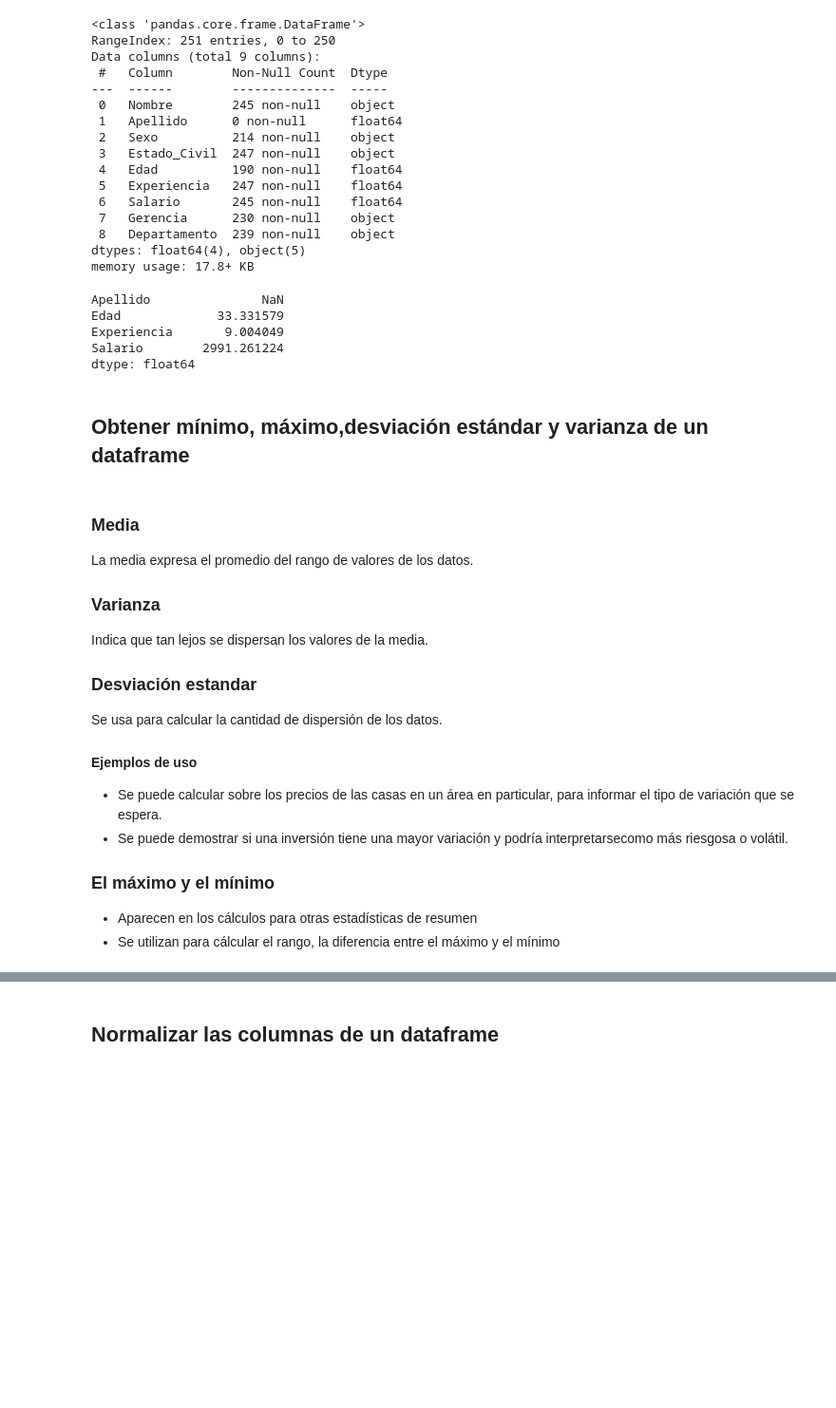
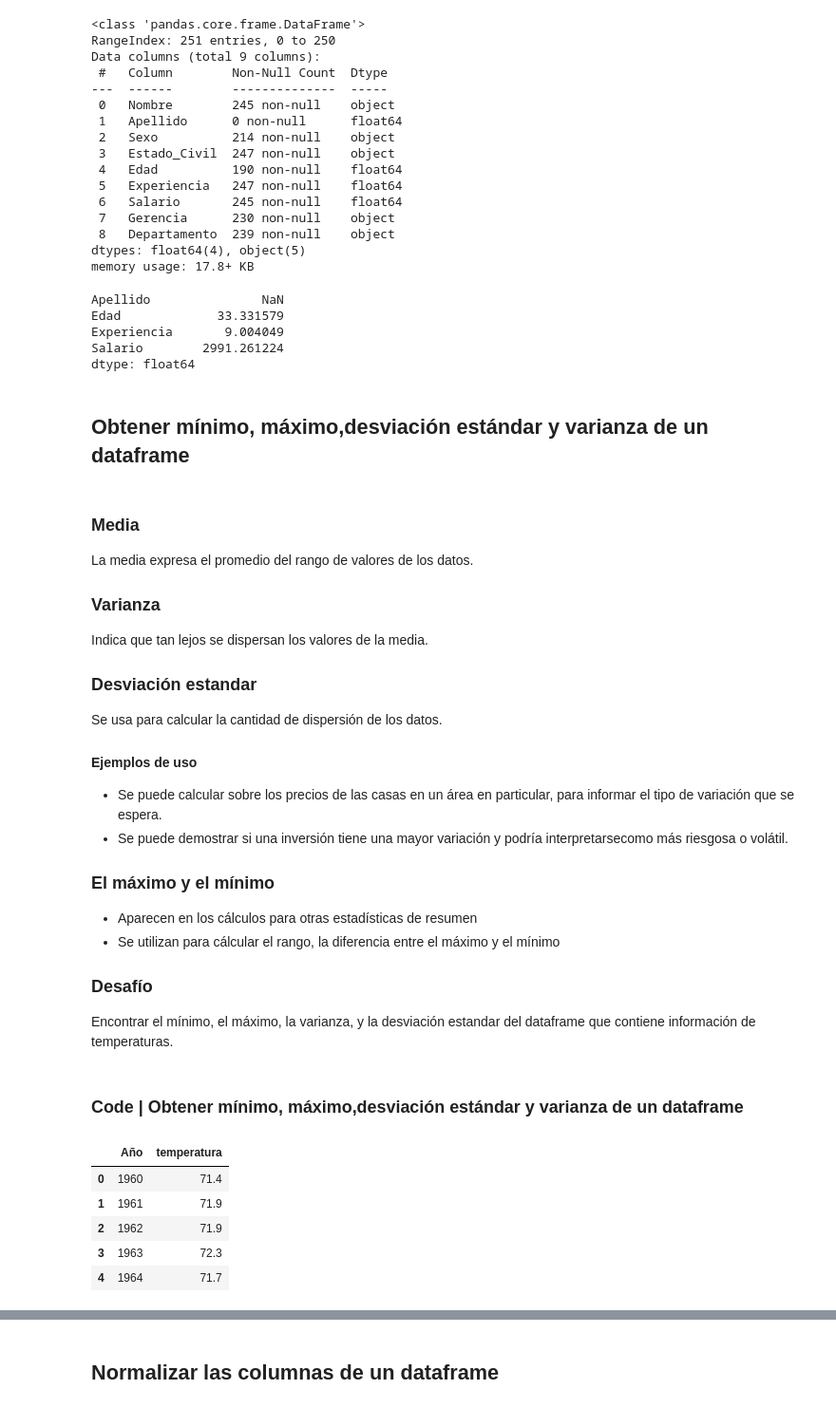
Before and after one commit to Vizuetcf09/desafio-programacion-python-ciencia-datos-3080127, a Jupyter notebook: desafio-programacion-python-ciencia-datos-3080127/02_procedimiento_y_analisis_de_datos/02_01_Correlacion_entre_dos_variables.ipynb, the cells around one changed output, grey strips where cells are left out. Shown at 95% size. Cells and saved outputs as stored; diff of their text form; code cells hidden in the pictures; blank space fills up the shorter version.

```diff
--- a/desafio-programacion-python-ciencia-datos-3080127/02_procedimiento_y_analisis_de_datos/02_01_Correlacion_entre_dos_variables.ipynb
+++ b/desafio-programacion-python-ciencia-datos-3080127/02_procedimiento_y_analisis_de_datos/02_01_Correlacion_entre_dos_variables.ipynb
@@ -106,14 +106,14 @@ Data columns (total 9 columns):
  8   Departamento  239 non-null    object
 dtypes: float64(4), object(5)
 memory usage: 17.8+ KB
-# %%
-df.mean(axis=0, numeric_only=True)
-# %% [output]
-Apellido               NaN
-Edad             33.331579
-Experiencia       9.004049
-Salario        2991.261224
-dtype: float64
+# %%
+df.mean(axis=0, numeric_only=True)
+# %% [output]
+Apellido               NaN
+Edad             33.331579
+Experiencia       9.004049
+Salario        2991.261224
+dtype: float64
 # %% [markdown]
 ## Obtener mínimo, máximo,desviación estándar y varianza de un dataframe
 # %% [markdown]
@@ -138,3 +138,21 @@ Se usa para calcular la cantidad de dispersión de los datos.
 
   - Aparecen en los cálculos para otras  estadísticas de resumen
   - Se utilizan para cálcular el rango, la diferencia entre el máximo y el mínimo
+
+### Desafío
+
+Encontrar el mínimo, el máximo, la varianza, y la desviación estandar del dataframe que contiene información de temperaturas.
+# %% [markdown]
+### Code | Obtener mínimo, máximo,desviación estándar y varianza de un dataframe
+# %%
+### Code | Obtener mínimo, máximo,desviación estándar y varianza de un dataframe
+
+df = pd.read_csv('../data/temperaturas.csv', delimiter=";")
+df.head()
+# %% [output]
+|  | Año | temperatura |
+| 0 | 1960 | 71.4 |
+| 1 | 1961 | 71.9 |
+| 2 | 1962 | 71.9 |
+| 3 | 1963 | 72.3 |
+| 4 | 1964 | 71.7 |
```
Also changed, not shown: parts of 10 cells of this notebook, 2 other files.
